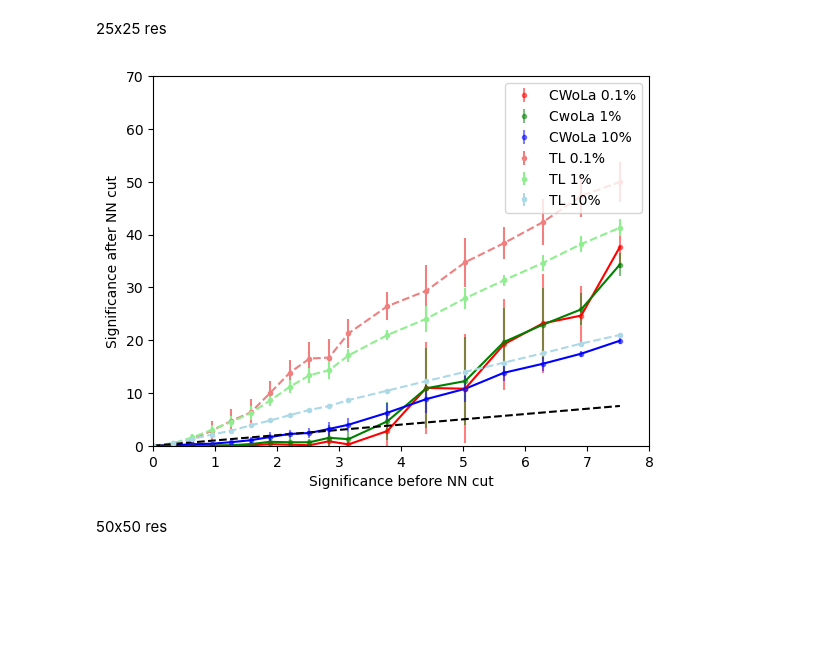
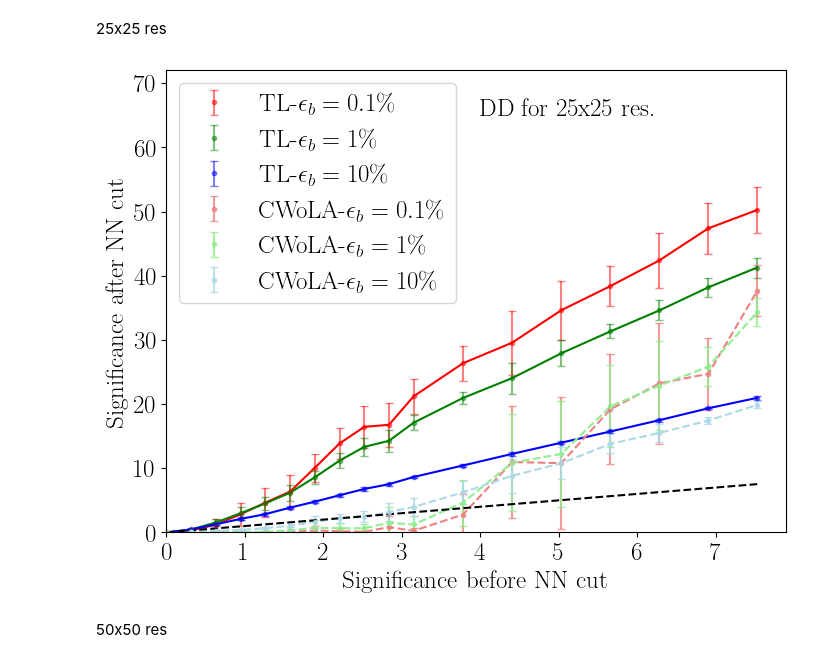
Before and after one commit to manhducnmd1/Summer_Research_CWoLa, a Jupyter notebook: Postprocess and plot for CWoLA +TL.ipynb, the cells around one changed output. Cells and saved outputs as stored; diff of their text form; code cells hidden in the pictures; blank space fills up the shorter version.

```diff
--- a/Postprocess and plot for CWoLA +TL.ipynb
+++ b/Postprocess and plot for CWoLA +TL.ipynb
@@ -305,39 +492,40 @@ for w, y, z in zip(sig_after_1_2, sig_after_2_2, sig_after_3_2):
 # %% [markdown]
 25x25 res
-# %%
-plt.figure(figsize=(7, 8))
-plt.errorbar(sig_before, sig_after_1_mean, yerr = sig_after_1_std,
-             fmt = '.', c='r', label = 'CWoLa-$\epsilon_b = 0.1$%', alpha = 0.5)
-plt.plot(sig_before, sig_after_1_mean, c = 'r')
-plt.errorbar(sig_before, sig_after_2_mean, yerr = sig_after_2_std,
-             fmt = '.', c = 'g', label = 'CwoLa-$\epsilon_b = 1$%', alpha = 0.5)
-plt.plot(sig_before, sig_after_2_mean, c = 'g')
-plt.errorbar(sig_before, sig_after_3_mean, yerr = sig_after_3_std,
-             fmt = '.', c = 'b', label = 'CWoLa-$\epsilon_b = 10$%', alpha = 0.5)
-plt.plot(sig_before, sig_after_3_mean, c = 'b')
-
-plt.errorbar(sig_before, sig_after_1_mean_2, yerr = sig_after_1_std_2,
-             fmt = '.', c='lightcoral', label = 'TL-$\epsilon_b = 0.1$%')
-plt.plot(sig_before, sig_after_1_mean_2, c = 'lightcoral', ls = '--')
-plt.errorbar(sig_before, sig_after_2_mean_2, yerr = sig_after_2_std_2,
-             fmt = '.', c = 'lightgreen', label = 'TL-$\epsilon_b = 1$%')
-plt.plot(sig_before, sig_after_2_mean_2, c = 'lightgreen', ls = '--')
-plt.errorbar(sig_before, sig_after_3_mean_2, yerr = sig_after_3_std_2,
-             fmt = '.', c = 'lightblue', label = 'TL-$\epsilon_b = 10$%')
-plt.plot(sig_before, sig_after_3_mean_2, c = 'lightblue', ls = '--')
-
-plt.plot(sig_before, sig_before, ls = '--', c = 'black')
-
-plt.xlabel('Significance before NN cut')
-plt.ylabel('Significance after NN cut')
-plt.legend(loc = 'upper left')
-plt.yticks([0, 10, 20, 30, 40, 50, 60, 70])
-plt.xticks([0, 1, 2, 3, 4, 5, 6, 7, 8])
-plt.text(4, 70, "DD for 25x25 res.")
-plt.xlim(0, 8.1)
-plt.ylim(0, 72)
-plt.show()
-# %% [output]
-[figure, removed]
+# %%
+plt.figure(figsize=(8, 6))
+plt.errorbar(sig_before, sig_after_1_mean, yerr = sig_after_1_std,
+             fmt = '.', c='r', label = 'TL-$\epsilon_b = 0.1\%$', alpha = 0.5, capsize = 3)
+plt.plot(sig_before, sig_after_1_mean, c = 'r')
+plt.errorbar(sig_before, sig_after_2_mean, yerr = sig_after_2_std,
+             fmt = '.', c = 'g', label = 'TL-$\epsilon_b = 1\%$', alpha = 0.5, capsize = 3)
+plt.plot(sig_before, sig_after_2_mean, c = 'g')
+plt.errorbar(sig_before, sig_after_3_mean, yerr = sig_after_3_std,
+             fmt = '.', c = 'b', label = 'TL-$\epsilon_b = 10\%$', alpha = 0.5, capsize = 3)
+plt.plot(sig_before, sig_after_3_mean, c = 'b')
+
+plt.errorbar(sig_before, sig_after_1_mean_2, yerr = sig_after_1_std_2,
+             fmt = '.', c='lightcoral', label = 'CWoLA-$\epsilon_b = 0.1\%$', alpha = 0.8, capsize = 3)
+plt.plot(sig_before, sig_after_1_mean_2, c = 'lightcoral', ls = '--')
+plt.errorbar(sig_before, sig_after_2_mean_2, yerr = sig_after_2_std_2,
+             fmt = '.', c = 'lightgreen', label = 'CWoLA-$\epsilon_b = 1\%$', alpha = 0.8, capsize = 3)
+plt.plot(sig_before, sig_after_2_mean_2, c = 'lightgreen', ls = '--')
+plt.errorbar(sig_before, sig_after_3_mean_2, yerr = sig_after_3_std_2,
+             fmt = '.', c = 'lightblue', label = 'CWoLA-$\epsilon_b = 10\%$', alpha = 0.8, capsize = 3)
+plt.plot(sig_before, sig_after_3_mean_2, c = 'lightblue', ls = '--')
+
+plt.plot(sig_before, sig_before, ls = '--', c = 'black')
+
+plt.xlabel('Significance before NN cut')
+plt.ylabel('Significance after NN cut')
+plt.legend(loc = 'upper left')
+plt.yticks([0, 10, 20, 30, 40, 50, 60, 70])
+plt.xticks([0, 1, 2, 3, 4, 5, 6, 7])
+plt.text(4, 65, "DD for 25x25 res.")
+plt.xlim(0, 7.9)
+plt.ylim(0, 72)
+plt.savefig('CWoLA vs TL - 25x25 res')
+plt.show()
+# %% [output]
+[figure, added]
 # %% [markdown]
 50x50 res
```
Also changed, not shown: parts of 37 cells of this notebook.
